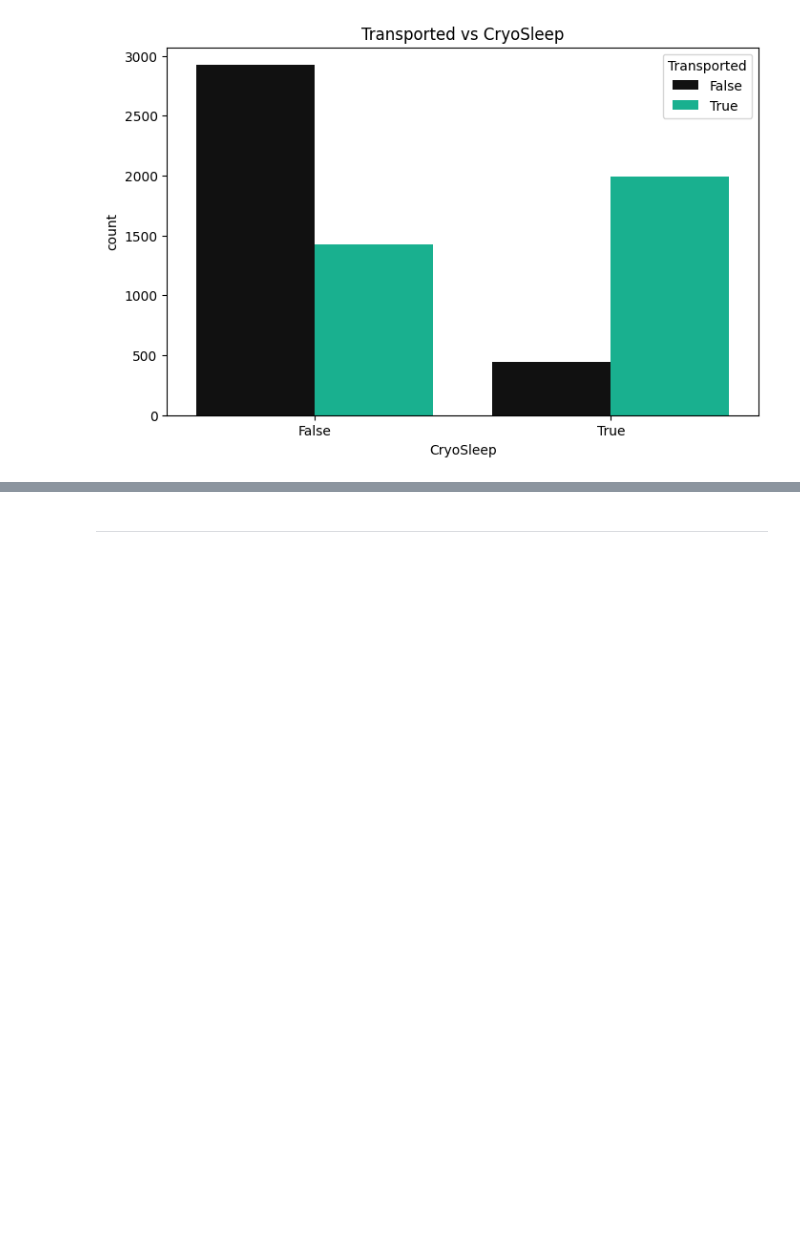
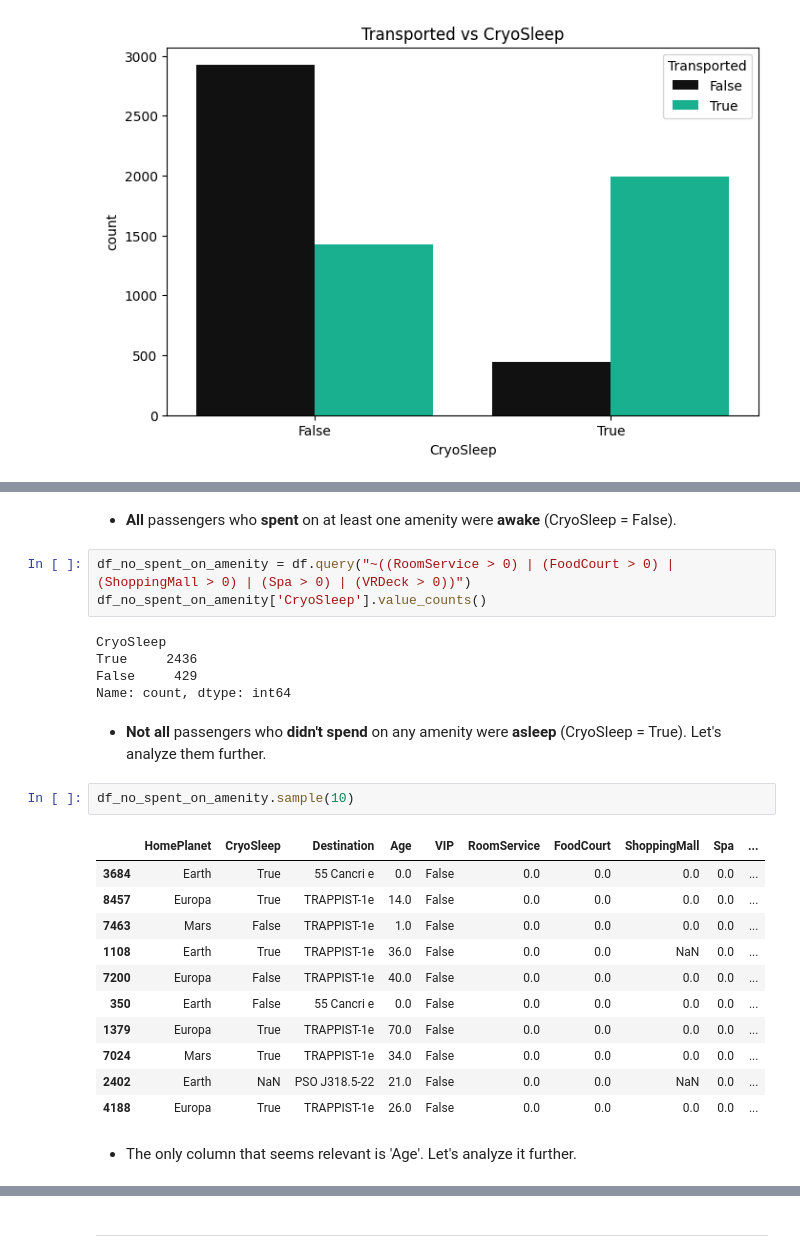
Before and after one commit to mhenriqueof/nn-classification-spaceship-titanic, a Jupyter notebook: notebooks/01_preprocessing.ipynb, the cells around one changed output, grey strips where cells are left out. Drawn from its saved outputs; the diff is of its cells as text; blank space fills up the shorter version.

Commit message:
Improve NaN handling in 'CryoSleep'

```diff
--- a/notebooks/01_preprocessing.ipynb
+++ b/notebooks/01_preprocessing.ipynb
@@ -359,0 +371,28 @@ plt.show()
+# %% [markdown]
+- **All** passengers who **spent** on at least one amenity were **awake** (CryoSleep = False).
+# %%
+df_no_spent_on_amenity = df.query("~((RoomService > 0) | (FoodCourt > 0) | (ShoppingMall > 0) | (Spa > 0) | (VRDeck > 0))")
+df_no_spent_on_amenity['CryoSleep'].value_counts()
+# %% [output]
+CryoSleep
+True     2436
+False     429
+Name: count, dtype: int64
+# %% [markdown]
+- **Not all** passengers who **didn't spend** on any amenity were **asleep** (CryoSleep = True). Let's analyze them further.
+# %%
+df_no_spent_on_amenity.sample(10)
+# %% [output]
+|  | HomePlanet | CryoSleep | Destination | Age | VIP | RoomService | FoodCourt | ShoppingMall | Spa | ... |
+| 3684 | Earth | True | 55 Cancri e | 0.0 | False | 0.0 | 0.0 | 0.0 | 0.0 | ... |
+| 8457 | Europa | True | TRAPPIST-1e | 14.0 | False | 0.0 | 0.0 | 0.0 | 0.0 | ... |
+| 7463 | Mars | False | TRAPPIST-1e | 1.0 | False | 0.0 | 0.0 | 0.0 | 0.0 | ... |
+| 1108 | Earth | True | TRAPPIST-1e | 36.0 | False | 0.0 | 0.0 | NaN | 0.0 | ... |
+| 7200 | Europa | False | TRAPPIST-1e | 40.0 | False | 0.0 | 0.0 | 0.0 | 0.0 | ... |
+| 350 | Earth | False | 55 Cancri e | 0.0 | False | 0.0 | 0.0 | 0.0 | 0.0 | ... |
+| 1379 | Europa | True | TRAPPIST-1e | 70.0 | False | 0.0 | 0.0 | 0.0 | 0.0 | ... |
+| 7024 | Mars | True | TRAPPIST-1e | 34.0 | False | 0.0 | 0.0 | 0.0 | 0.0 | ... |
+| 2402 | Earth | NaN | PSO J318.5-22 | 21.0 | False | 0.0 | 0.0 | NaN | 0.0 | ... |
+| 4188 | Europa | True | TRAPPIST-1e | 26.0 | False | 0.0 | 0.0 | 0.0 | 0.0 | ... |
+# %% [markdown]
+- The only column that seems relevant is 'Age'. Let's analyze it further.
```
Also changed, not shown: parts of 20 cells of this notebook, 1 other file.
